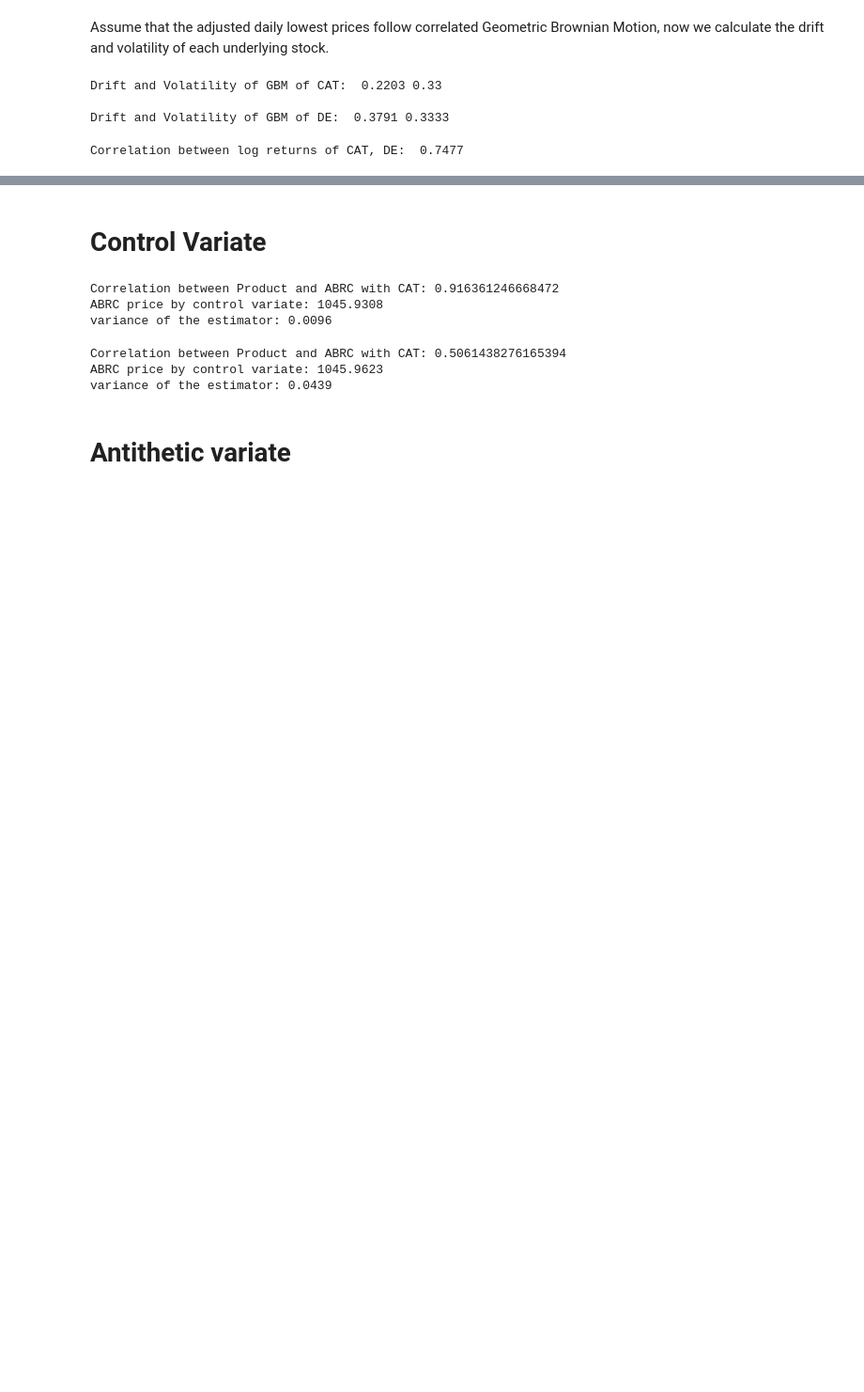
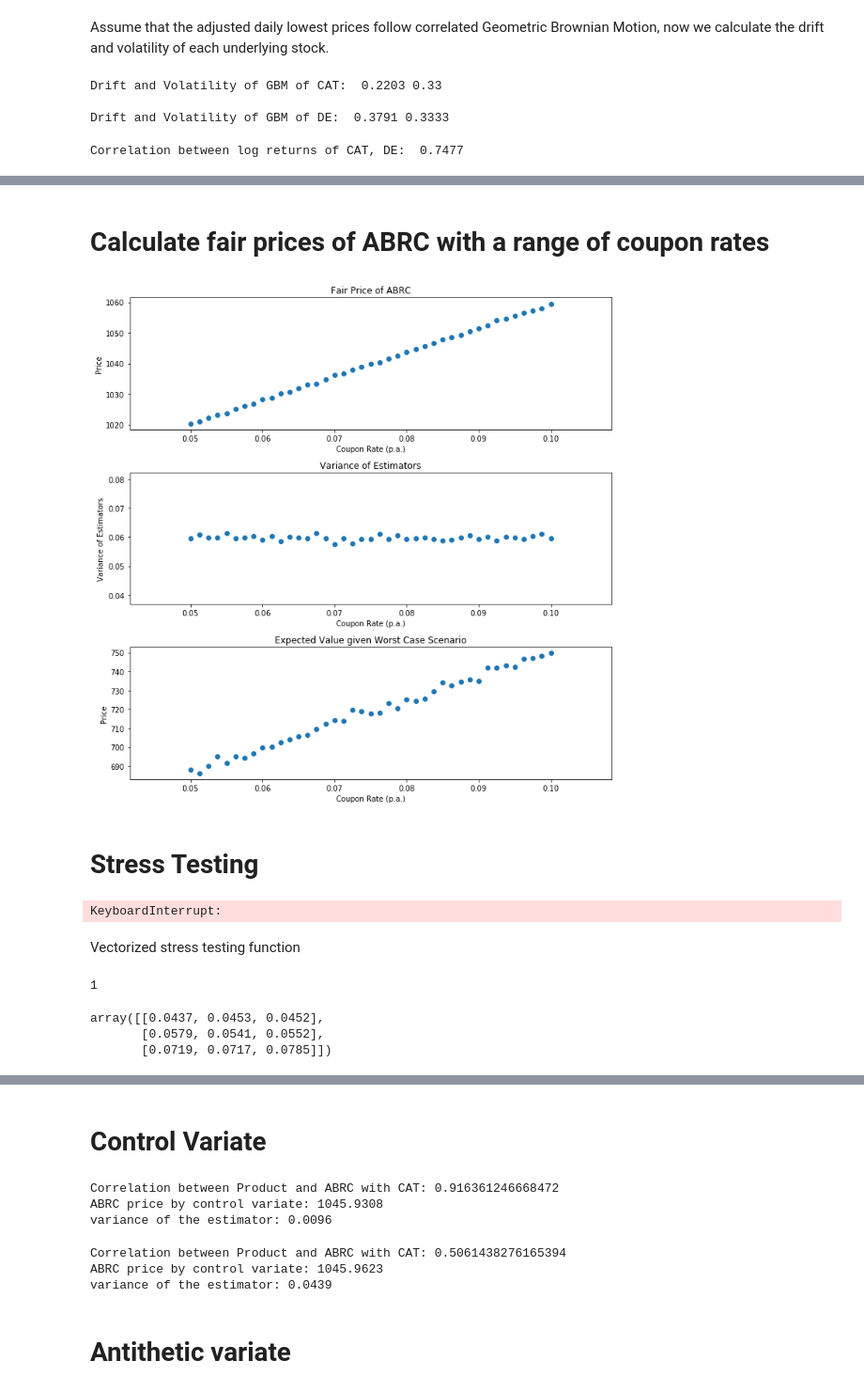
Before and after one commit to eulerou/Fair-Pricing-of-ABRC, a Jupyter notebook: Project_Tim.ipynb, the cells around one changed output, grey strips where cells are left out. Shown at 94% size. Drawn from its saved outputs; the diff is of its cells as text; code cells hidden in the pictures; blank space fills up the shorter version.

```diff
--- a/Project_Tim.ipynb
+++ b/Project_Tim.ipynb
@@ -217,0 +705,11 @@ Variance of the estimator:  0.0596
+# %%
+# index of simulation for each redemption type
+worst = np.logical_and.reduce([final,barrier,np.logical_not(barrier_full)])
+ok = np.logical_and(final,np.logical_not(worst))
+
+# early redemption, where each row is the early redemption in chronological order
+early = np.array([list(map(bool,early_index[0])),
+                       list(map(bool,early_index[1])),
+                       list(map(bool,early_index[2]))])
+
+# sum(np.sum(early_index,axis=0))/N
@@ -278,0 +771,2 @@ plt.show()
+# %% [markdown]
+# Calculate fair prices of ABRC with a range of coupon rates
@@ -278,0 +905,28 @@ plt.show()
+# %%
+coupons = np.linspace(0.05,0.1,num=41)
+result = [ABRC_stochastic(pr) for pr in coupons]
+prices = [i[0] for i in result]
+variances = [i[1] for i in result]
+chance_worst = result[0][-1]
+worst_value = [i[-2] for i in result]
+# %%
+fig,axes = plt.subplots(3,1,figsize=(10,10))
+
+axes[0].scatter(coupons,prices)
+axes[0].set_ylabel('Price')
+axes[0].set_title('Fair Price of ABRC')
+axes[1].scatter(coupons,variances)
+axes[1].set_ylabel('Variance of Estimators')
+axes[1].set_title('Variance of Estimators')
+axes[2].scatter(coupons,worst_value)
+axes[2].set_ylabel('Price')
+axes[2].set_title('Expected Value given Worst Case Scenario')
+
+for i in range(3):
+    axes[i].set_xlabel('Coupon Rate (p.a.)')
+
+plt.tight_layout()
+# %% [output]
+[figure, added]
+# %% [markdown]
+# Stress Testing
@@ -278,0 +1036,13 @@ plt.show()
+# %%
+# stress function that returns characteristics of ABRC given coupon rate and stress level
+stress = lambda x: ABRC_stress(pr=x[0],level=[x[1],x[2]])
+
+param = np.mgrid[0.05:0.1025:0.0025, 0:1.1:0.1, 0:1.1:0.1].reshape(3,-1).T
+result = np.array(list(map(stress,param)))
+# result is a M by 4 matrix where each row is a vector
+# [fair price,variance of estimator, probability of Worst Case Scenario, expected value given Worst Case Scenario]
+# M = a*b is the size of parameters where a: number of coupon rates, b: number of stress levels
+# %% [output]
+KeyboardInterrupt:
+# %% [markdown]
+ Vectorized stress testing function
@@ -278,0 +1192,5 @@ plt.show()
+# %%
+a,b,c = np.array([1,2,3])
+a
+# %% [output]
+1
@@ -278,0 +1223,7 @@ plt.show()
+# %%
+hey = ABRC_stress(level_stock=np.linspace(0,0.1,3),level_rate=np.linspace(0,0.1,3),N=10000)
+hey[2]
+# %% [output]
+array([[0.0437, 0.0453, 0.0452],
+       [0.0579, 0.0541, 0.0552],
+       [0.0719, 0.0717, 0.0785]])
```
Also changed, not shown: parts of 53 cells of this notebook.
